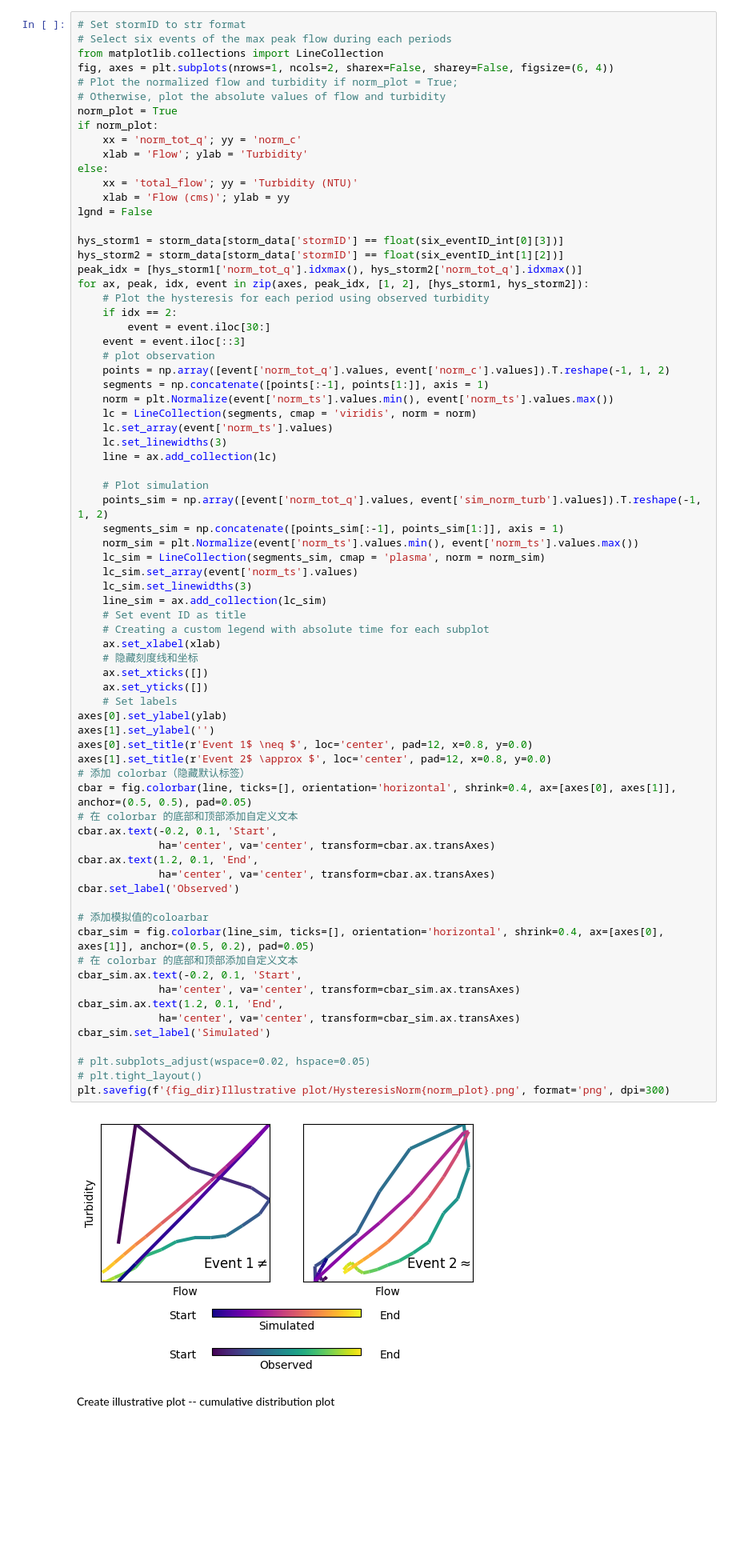
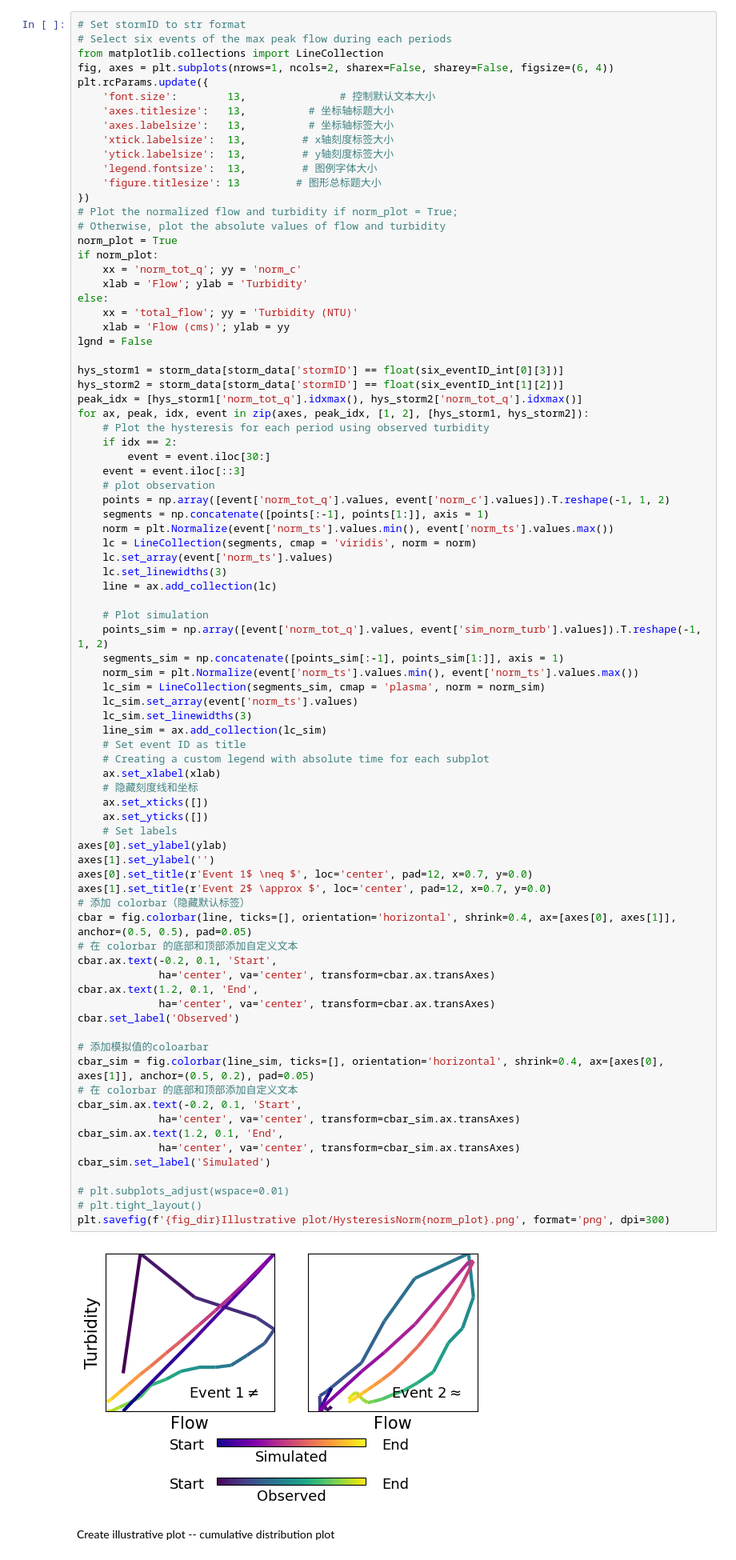
Before and after one commit to QianWanghhu/BushFireWQ, a Jupyter notebook: src/Explore_212058_CQ.ipynb, the cells around one changed output. Shown at 80% size. Saved outputs shown, nothing was run; the diff lists cells and outputs as text; blank space fills up the shorter version.

```diff
--- a/src/Explore_212058_CQ.ipynb
+++ b/src/Explore_212058_CQ.ipynb
@@ -274,6 +334,15 @@ for grp_id, stm in storm_data.groupby('stormID'):
 # Select six events of the max peak flow during each periods
 from matplotlib.collections import LineCollection
 fig, axes = plt.subplots(nrows=1, ncols=2, sharex=False, sharey=False, figsize=(6, 4))
+plt.rcParams.update({
+    'font.size':        13,               # 控制默认文本大小
+    'axes.titlesize':   13,          # 坐标轴标题大小
+    'axes.labelsize':   13,          # 坐标轴标签大小
+    'xtick.labelsize':  13,         # x轴刻度标签大小
+    'ytick.labelsize':  13,         # y轴刻度标签大小
+    'legend.fontsize':  13,         # 图例字体大小
+    'figure.titlesize': 13         # 图形总标题大小
+})
 # Plot the normalized flow and turbidity if norm_plot = True;
 # Otherwise, plot the absolute values of flow and turbidity
 norm_plot = True
@@ -313,37 +382,37 @@ for ax, peak, idx, event in zip(axes, peak_idx, [1, 2], [hys_storm1, hys_storm2]
     # Set event ID as title
     # Creating a custom legend with absolute time for each subplot
     ax.set_xlabel(xlab)
     # 隐藏刻度线和坐标
     ax.set_xticks([])
     ax.set_yticks([])
     # Set labels
 axes[0].set_ylabel(ylab)
 axes[1].set_ylabel('')
-axes[0].set_title(r'Event 1$ \neq $', loc='center', pad=12, x=0.8, y=0.0)
-axes[1].set_title(r'Event 2$ \approx $', loc='center', pad=12, x=0.8, y=0.0)
+axes[0].set_title(r'Event 1$ \neq $', loc='center', pad=12, x=0.7, y=0.0)
+axes[1].set_title(r'Event 2$ \approx $', loc='center', pad=12, x=0.7, y=0.0)
 # 添加 colorbar（隐藏默认标签）
 cbar = fig.colorbar(line, ticks=[], orientation='horizontal', shrink=0.4, ax=[axes[0], axes[1]], anchor=(0.5, 0.5), pad=0.05)
 # 在 colorbar 的底部和顶部添加自定义文本
 cbar.ax.text(-0.2, 0.1, 'Start',
              ha='center', va='center', transform=cbar.ax.transAxes)
 cbar.ax.text(1.2, 0.1, 'End',
              ha='center', va='center', transform=cbar.ax.transAxes)
 cbar.set_label('Observed')
 
 # 添加模拟值的coloarbar
 cbar_sim = fig.colorbar(line_sim, ticks=[], orientation='horizontal', shrink=0.4, ax=[axes[0], axes[1]], anchor=(0.5, 0.2), pad=0.05)
 # 在 colorbar 的底部和顶部添加自定义文本
 cbar_sim.ax.text(-0.2, 0.1, 'Start',
              ha='center', va='center', transform=cbar_sim.ax.transAxes)
 cbar_sim.ax.text(1.2, 0.1, 'End',
              ha='center', va='center', transform=cbar_sim.ax.transAxes)
 cbar_sim.set_label('Simulated')
 
-# plt.subplots_adjust(wspace=0.02, hspace=0.05)
+# plt.subplots_adjust(wspace=0.01)
 # plt.tight_layout()
 plt.savefig(f'{fig_dir}Illustrative plot/HysteresisNorm{norm_plot}.png', format='png', dpi=300)
 # %% [output]
-[figure, old version]
+[figure, new version]
 # %% [markdown]
 Create illustrative plot -- cumulative distribution plot
 # %%
```
Also changed, not shown: parts of 3 cells of this notebook, 8 other files.
